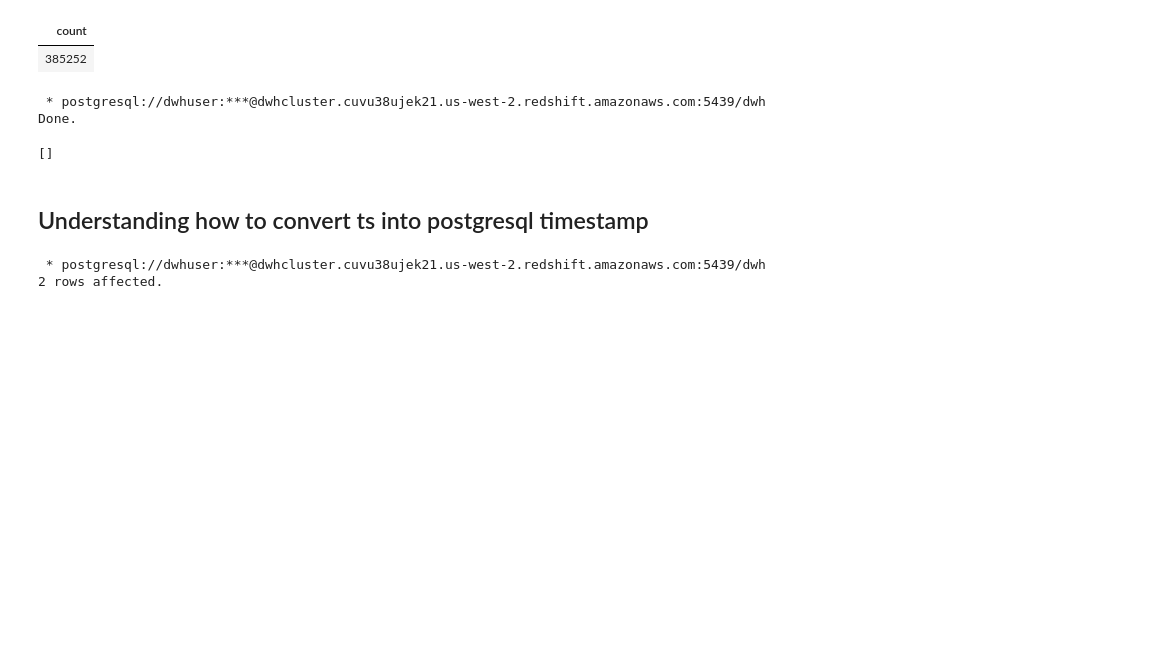
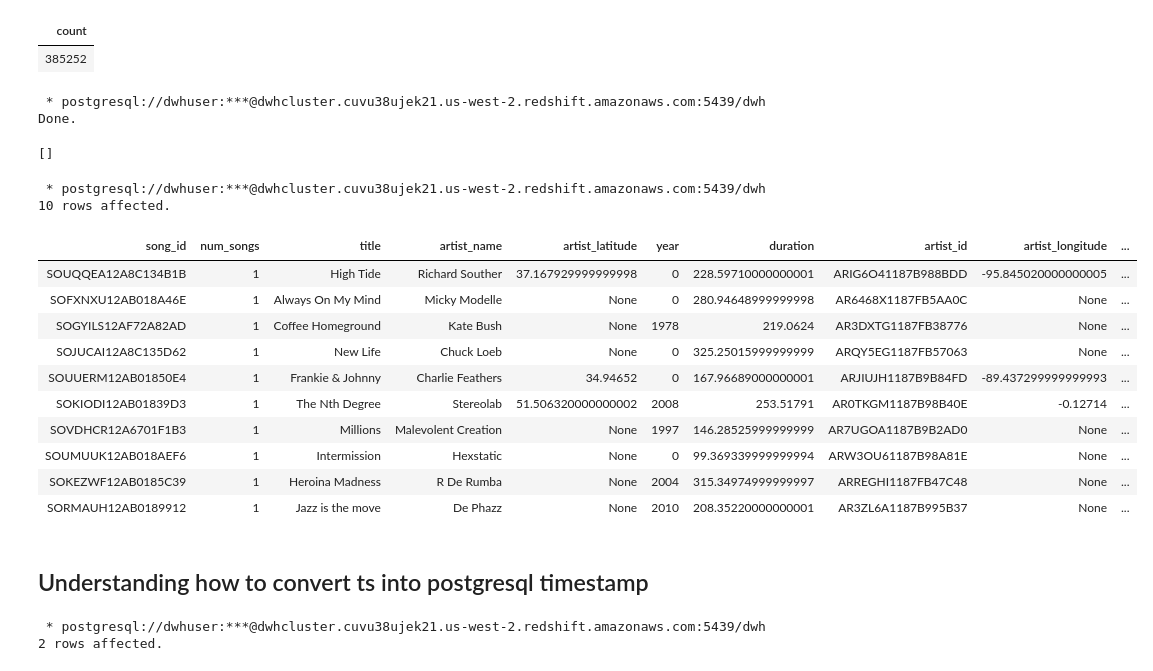
Before and after one commit to joseph-higaki/UDataEng_L03_P02_S3toRedshiftDW, a Jupyter notebook: etl_draft.ipynb, the cells around one changed output. Drawn from its saved outputs; the diff is of its cells as text; code cells hidden in the pictures; blank space fills up the shorter version.

```diff
--- a/etl_draft.ipynb
+++ b/etl_draft.ipynb
@@ -185,6 +201,25 @@ json 'auto ignorecase';
  * postgresql://dwhuser:***@dwhcluster.cuvu38ujek21.us-west-2.redshift.amazonaws.com:5439/dwh
 Done.
 []
+# %%
+%%sql
+select *
+from staging_sparklify.staging_songs
+limit 10
+# %% [output]
+ * postgresql://dwhuser:***@dwhcluster.cuvu38ujek21.us-west-2.redshift.amazonaws.com:5439/dwh
+10 rows affected.
+| song_id | num_songs | title | artist_name | artist_latitude | year | duration | artist_id | artist_longitude | ... |
+| SOUQQEA12A8C134B1B | 1 | High Tide | Richard Souther | 37.167929999999998 | 0 | 228.59710000000001 | ARIG6O41187B988BDD | -95.845020000000005 | ... |
+| SOFXNXU12AB018A46E | 1 | Always On My Mind | Micky Modelle | None | 0 | 280.94648999999998 | AR6468X1187FB5AA0C | None | ... |
+| SOGYILS12AF72A82AD | 1 | Coffee Homeground | Kate Bush | None | 1978 | 219.0624 | AR3DXTG1187FB38776 | None | ... |
+| SOJUCAI12A8C135D62 | 1 | New Life | Chuck Loeb | None | 0 | 325.25015999999999 | ARQY5EG1187FB57063 | None | ... |
+| SOUUERM12AB01850E4 | 1 | Frankie & Johnny | Charlie Feathers | 34.94652 | 0 | 167.96689000000001 | ARJIUJH1187B9B84FD | -89.437299999999993 | ... |
+| SOKIODI12AB01839D3 | 1 | The Nth Degree | Stereolab | 51.506320000000002 | 2008 | 253.51791 | AR0TKGM1187B98B40E | -0.12714 | ... |
+| SOVDHCR12A6701F1B3 | 1 | Millions | Malevolent Creation | None | 1997 | 146.28525999999999 | AR7UGOA1187B9B2AD0 | None | ... |
+| SOUMUUK12AB018AEF6 | 1 | Intermission | Hexstatic | None | 0 | 99.369339999999994 | ARW3OU61187B98A81E | None | ... |
+| SOKEZWF12AB0185C39 | 1 | Heroina Madness | R De Rumba | None | 2004 | 315.34974999999997 | ARREGHI1187FB47C48 | None | ... |
+| SORMAUH12AB0189912 | 1 | Jazz is the move | De Phazz | None | 2010 | 208.35220000000001 | AR3ZL6A1187B995B37 | None | ... |
 # %% [markdown]
 ## Understanding how to convert ts into postgresql timestamp
 # %%
```
Also changed, not shown: parts of 16 cells of this notebook.
